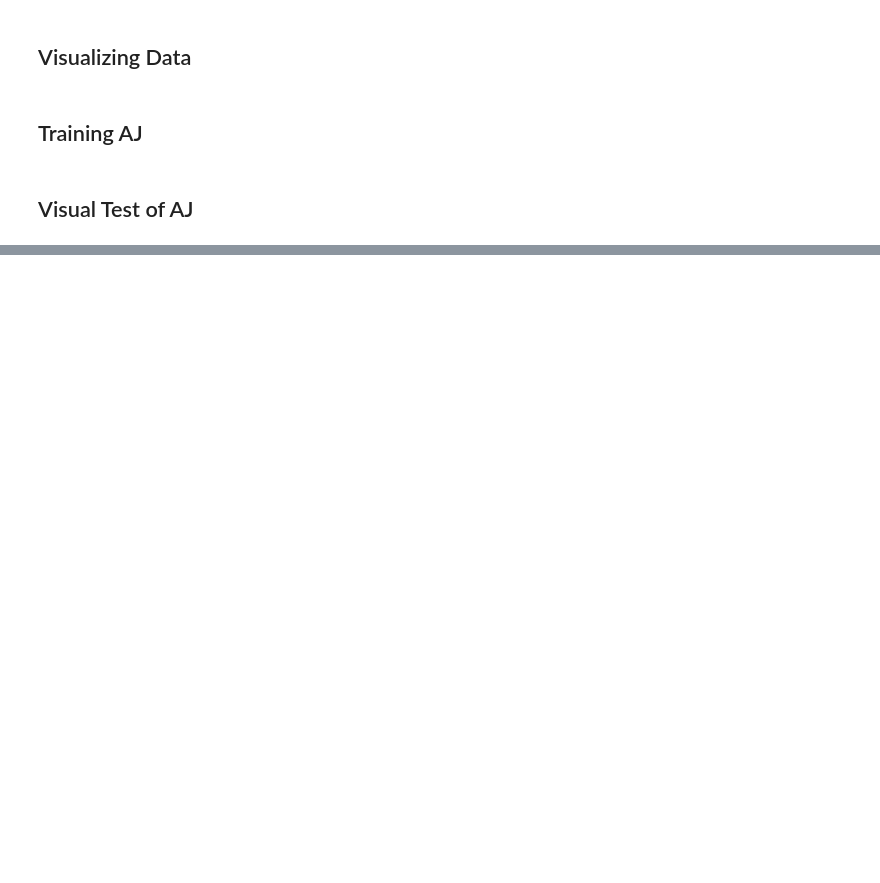
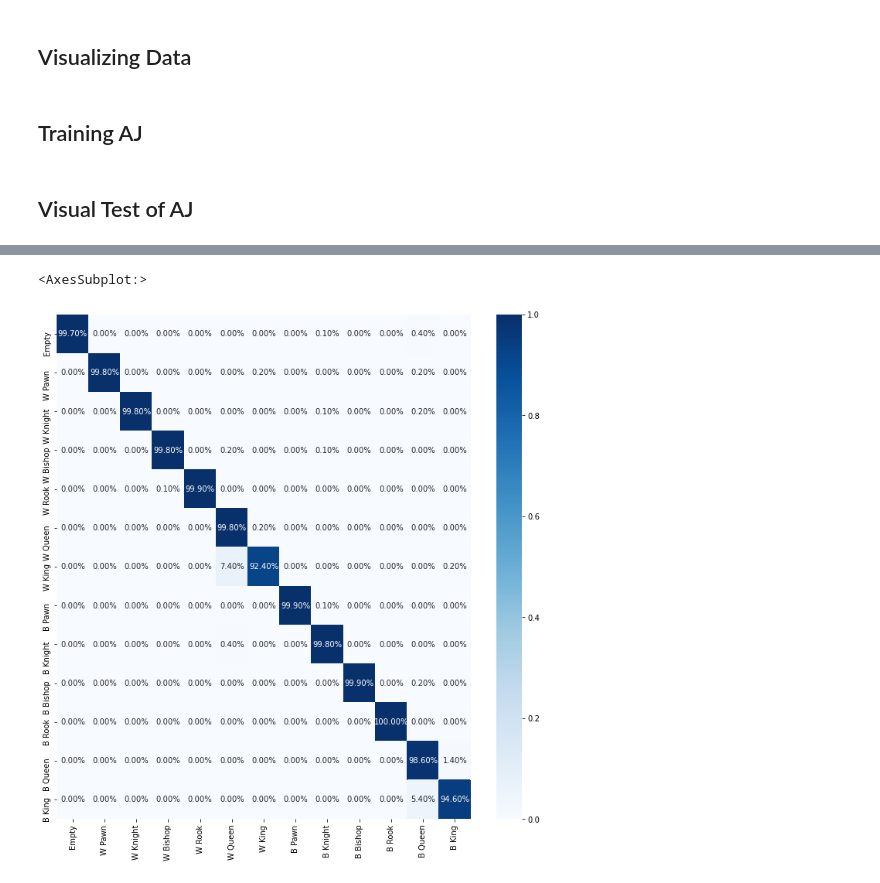
Before and after one commit to njc1583/Chess-Plan, a Jupyter notebook: ajedrez/Playground.ipynb, the cells around one changed output, grey strips where cells are left out. Saved outputs shown, nothing was run; the diff lists cells and outputs as text; code cells hidden in the pictures; blank space fills up the shorter version.

```diff
--- a/ajedrez/Playground.ipynb
+++ b/ajedrez/Playground.ipynb
@@ -156,0 +210,9 @@ board
+# %%
+device = torch.device("cuda" if torch.cuda.is_available() else "cpu")
+
+AJ = Ajedrez(3, continue_training=False).to(device)
+
+AJ.load_state_dict(torch.load('./aj_model.pt'))
+AJ.eval()
+
+print('Done!')
@@ -156,0 +281,12 @@ board
+# %%
+piece_labels = ['Empty',
+                'W Pawn', 'W Knight', 'W Bishop', 'W Rook', 'W Queen', 'W King',
+                'B Pawn', 'B Knight', 'B Bishop', 'B Rook', 'B Queen', 'B King']
+
+fig, ax = plt.subplots(figsize=(12,12))
+sns.heatmap(c_matrix/c_matrix.sum(axis=1),
+            ax=ax, annot=True, cmap='Blues', fmt='.2%',
+            xticklabels=piece_labels, yticklabels=piece_labels)
+# %% [output]
+<AxesSubplot:>
+[figure, added]
```
Also changed, not shown: parts of 9 cells of this notebook, 5 other files.
